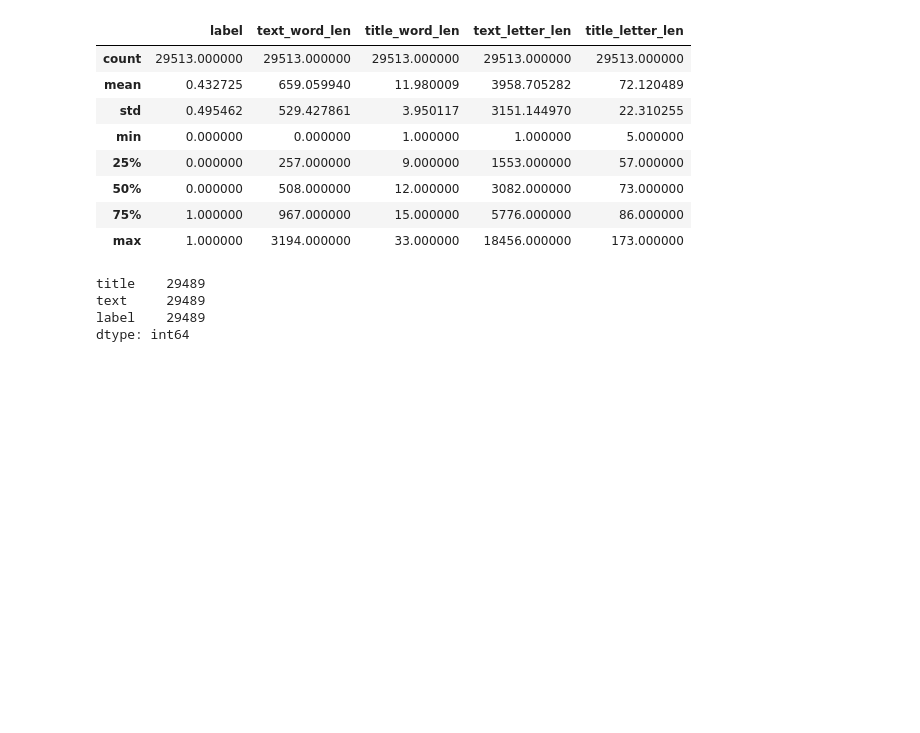
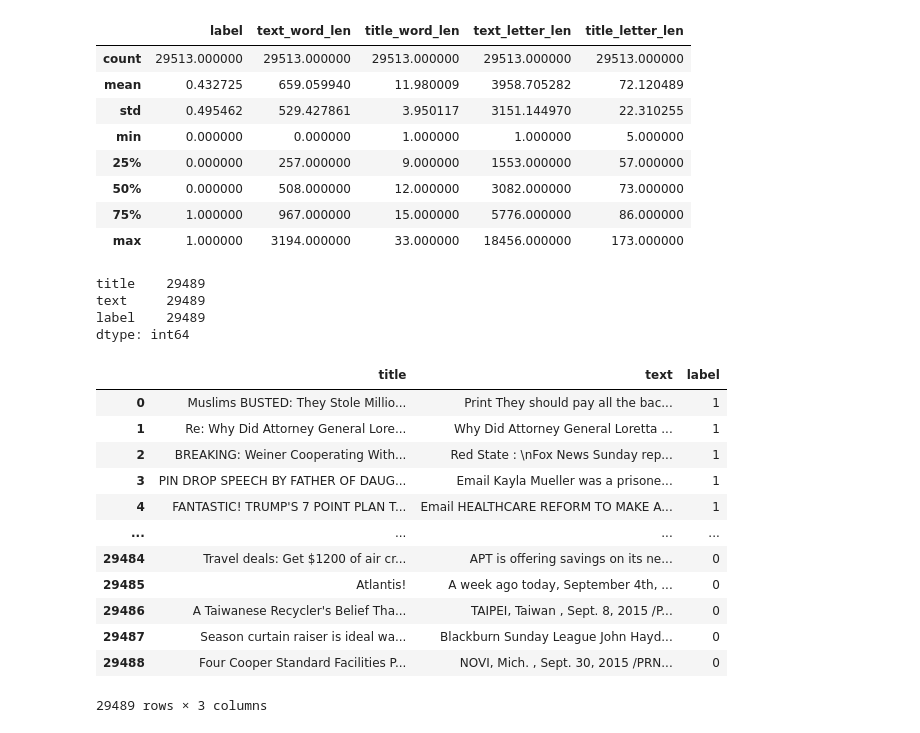
Before and after one commit to krystaldowling/MAST30034_Final_Project-, a Jupyter notebook: FinalProject_preprocessing.ipynb, the cells around one changed output. Saved outputs shown, nothing was run; the diff lists cells and outputs as text; code cells hidden in the pictures; blank space fills up the shorter version.

Commit message:
Added code to check csv output

```diff
--- a/FinalProject_preprocessing.ipynb
+++ b/FinalProject_preprocessing.ipynb
@@ -298,0 +299,18 @@ news_data.to_csv(r"/content/drive/My Drive/Data/news_data.csv")
+# %%
+# Checking csv conversion worked correctly
+check = read_data(PATH + "news_data.csv")
+check
+# %% [output]
+|  | title | text | label |
+| 0 | Muslims BUSTED: They Stole Millio... | Print They should pay all the bac... | 1 |
+| 1 | Re: Why Did Attorney General Lore... | Why Did Attorney General Loretta ... | 1 |
+| 2 | BREAKING: Weiner Cooperating With... | Red State : \nFox News Sunday rep... | 1 |
+| 3 | PIN DROP SPEECH BY FATHER OF DAUG... | Email Kayla Mueller was a prisone... | 1 |
+| 4 | FANTASTIC! TRUMP'S 7 POINT PLAN T... | Email HEALTHCARE REFORM TO MAKE A... | 1 |
+| ... | ... | ... | ... |
+| 29484 | Travel deals: Get $1200 of air cr... | APT is offering savings on its ne... | 0 |
+| 29485 | Atlantis! | A week ago today, September 4th, ... | 0 |
+| 29486 | A Taiwanese Recycler's Belief Tha... | TAIPEI, Taiwan , Sept. 8, 2015 /P... | 0 |
+| 29487 | Season curtain raiser is ideal wa... | Blackburn Sunday League John Hayd... | 0 |
+| 29488 | Four Cooper Standard Facilities P... | NOVI, Mich. , Sept. 30, 2015 /PRN... | 0 |
+29489 rows × 3 columns
```
Also changed, not shown: parts of 1 cell of this notebook.
